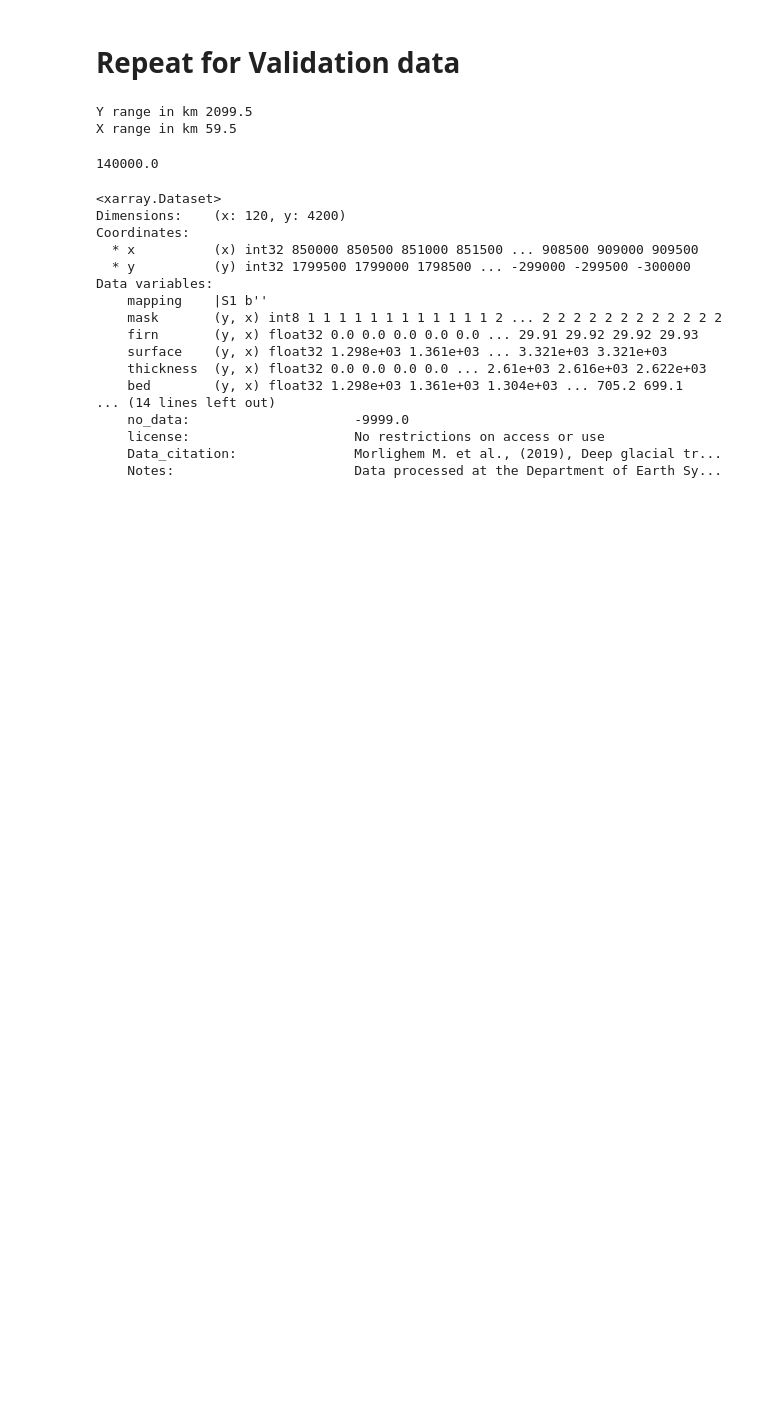
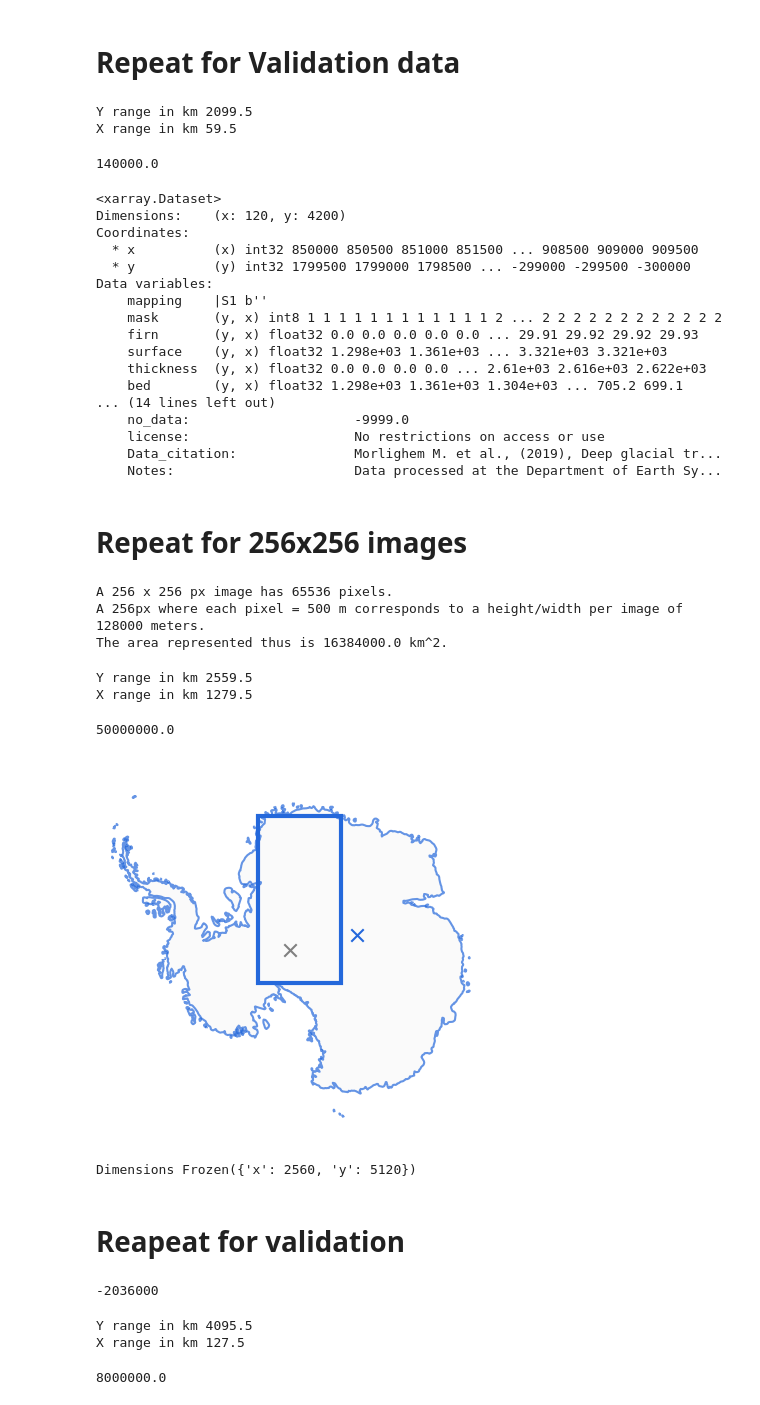
Before and after one commit to kimbente/finetune-HAT, a Jupyter notebook: KB_generate_train_val.ipynb, the cells around one changed output. Drawn from its saved outputs; the diff is of its cells as text; code cells hidden in the pictures; blank space fills up the shorter version.

Commit message:
After training

```diff
--- a/KB_generate_train_val.ipynb
+++ b/KB_generate_train_val.ipynb
@@ -234,3 +234,13 @@ Data variables:
     license:                     No restrictions on access or use
     Data_citation:               Morlighem M. et al., (2019), Deep glacial tr...
     Notes:                       Data processed at the Department of Earth Sy...
+# %% [markdown]
+# Repeat for 256x256 images
+# %%
+print("A 256 x 256 px image has", 256*256,"pixels.")
+print("A 256px where each pixel = 500 m corresponds to a height/width per image of", 256*500,"meters.") # 128 km
+print("The area represented thus is", (256*500)**2/1000,"km^2.") # 16
+# %% [output]
+A 256 x 256 px image has 65536 pixels.
+A 256px where each pixel = 500 m corresponds to a height/width per image of 128000 meters.
+The area represented thus is 16384000.0 km^2.
@@ -236,0 +291,25 @@ Data variables:
+# %%
+train256_y_min = -500000
+train256_y_max = 2060000 - 500 # 2060 km, -500 for midpoints
+# train256_y_min + 20 * 256 * 500
+
+train256_x_min = -500000
+train256_x_max = 780000 - 500
+# train256_x_min + 10 * 256 * 500
+
+y_range = train256_y_max - train256_y_min
+x_range = train256_x_max - train256_x_min
+
+print("Y range in km", y_range/1000)
+print("X range in km", x_range/1000)
+
+# 200 training images
+(train256_x_max - train256_x_min + 500) * (train256_y_max - train256_y_min + 500) / (256*256)
+# %% [output]
+Y range in km 2559.5
+X range in km 1279.5
+50000000.0
+# %%
+domain_vis(train256_y_min, train256_y_max, train256_x_min, train256_x_max)
+# %% [output]
+[figure, added]
@@ -236,0 +374,29 @@ Data variables:
+# %%
+export_train256_images(bm_xr, train256_y_min, train256_y_max, train256_x_min, train256_x_max)
+# %% [output]
+Dimensions Frozen({'x': 2560, 'y': 5120})
+# %% [markdown]
+# Reapeat for validation
+# %%
+-500000 - 12* 256*500
+# %% [output]
+-2036000
+# %%
+val256_y_min = -2036000
+val256_y_max = 2060000 - 500
+
+val256_x_min = 780000
+val256_x_max = 908000 - 500
+
+val256_y_range = val256_y_max - val256_y_min
+val256_x_range = val256_x_max - val256_x_min
+
+print("Y range in km", val256_y_range/1000)
+print("X range in km", val256_x_range/1000)
+
+# 32 validation images
+(val256_x_max - val256_x_min + 500) * (val256_y_max - val256_y_min + 500) / (256*256)
+# %% [output]
+Y range in km 4095.5
+X range in km 127.5
+8000000.0
```
Also changed, not shown: parts of 12 cells of this notebook, 3 other files.
